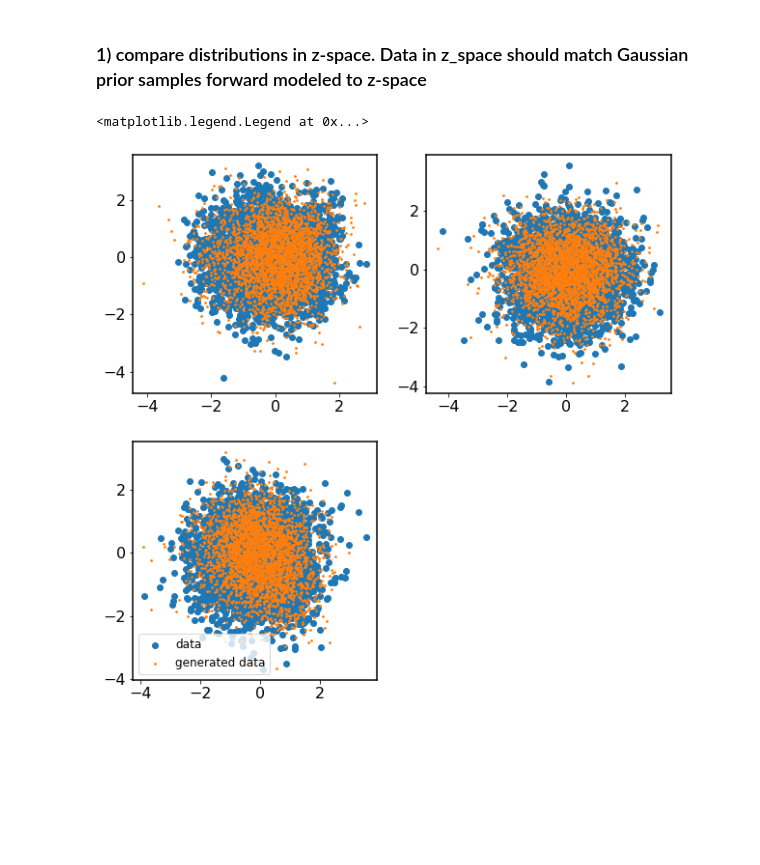
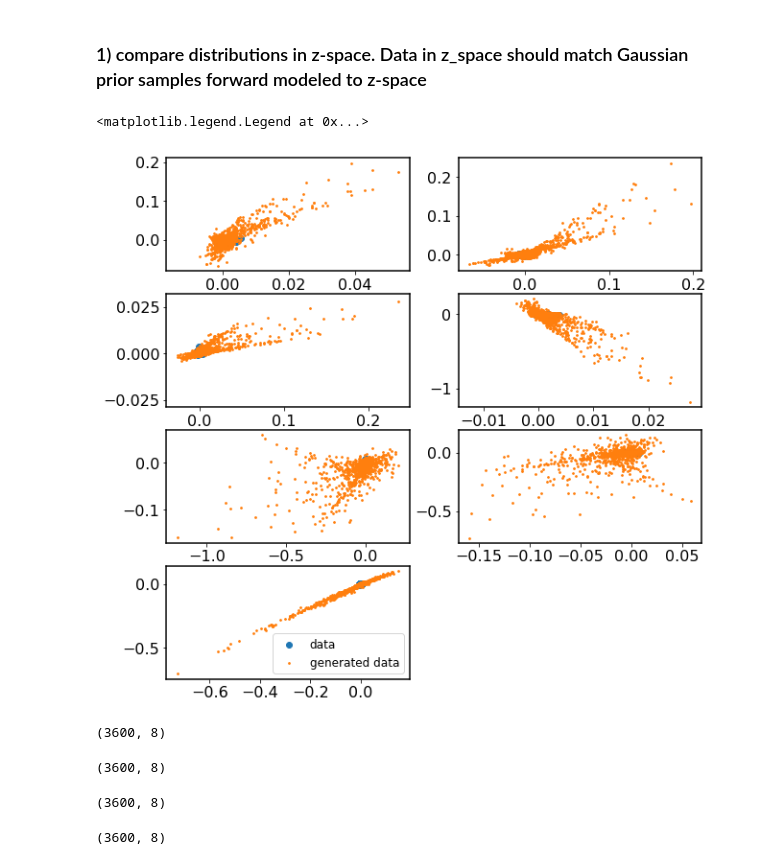
Before and after one commit to shuyuqin/497_MAT_Assignment, a Jupyter notebook: TrainNVP_simplified_and_explained.ipynb, the cells around one changed output. Saved outputs shown, nothing was run; the diff lists cells and outputs as text; code cells hidden in the pictures; blank space fills up the shorter version.

```diff
--- a/TrainNVP_simplified_and_explained.ipynb
+++ b/TrainNVP_simplified_and_explained.ipynb
@@ -108,7 +130,7 @@ params['embedding_size'] = emb.shape[-1]
 where you want the model to be saved:
 # %%
 # path for saving the model
-params['module_dir'] = 'vae_simple_model/'
+params['module_dir'] = 'vae_simple_model_1/'
 # %% [markdown]
 Step 3: design the normalizing flow. Set the number of layers that you want for each type of transformation.
 # %%
@@ -403,3 +429,13 @@ z_sample_train = z_sample[:]
 # %% [output]
 sample size of training sample 3000
 sample size of validation sample 600
+# %%
+# modify to use all the data for training
+
+train_size = int(len(emb))
+print('sample size of training sample', train_size)
+z_sample   = emb
+z_sample_valid = emb
+valid_size = len(z_sample_valid)
+print('sample size of validation sample', valid_size)
+z_sample_train = z_sample[:]
@@ -406,8 +445,8 @@ sample size of validation sample 600
 # %%
 # set initial learning rate, batchsize and number of epochs
-learning_rate = 1e-3
+learning_rate = 8e-5
 batchsize     = 16
-n_epochs      = 20
+n_epochs      = 1500
 
 
 break_count =0
@@ -428,12 +467,12 @@ while ii<n_epochs:
     nvp_vloss.append(lv)
     # reshuffle data before next training epoch
     np.random.shuffle(z_sample)
-    if ii%20==0 and ii>0:
-      # saves the model at regular intervals
-        nvp_path = os.path.join(params['module_dir'],'run1_nepoch%d'%ii)
-        try:
-            nvp_funcs.export(nvp_path,sess)
-        except:
-            pass
+#     if ii%20==0 and ii>0:
+#       # saves the model at regular intervals
+#         nvp_path = os.path.join(params['module_dir'],'run1_nepoch%d'%ii)
+#         try:
+#             nvp_funcs.export(nvp_path,sess)
+#         except:
+#             pass
     ii+=1
 # %% [output]
@@ -482,7 +525,7 @@ Gaussian_sample = sess.run(prior_sample,  feed_dict={bs:len(z_sample)})
 # %%
 plt.figure(figsize=(10,10))
 for nn in range(params['latent_size']-1):
-    plt.subplot(2,2, nn+1)
+    plt.subplot(4,2, nn+1)
     plt.scatter(Gaussian_sample[:,nn],Gaussian_sample[:,nn+1], label='prior')
     plt.scatter(bwd_train[:,nn],bwd_train[:,nn+1],label='encoded train')
     plt.scatter(bwd_valid[:,nn],bwd_valid[:,nn+1], label='encoded valid')
@@ -500,10 +543,26 @@ input_data = sess.run(comp_data,  feed_dict={data:emb})
 # %%
 plt.figure(figsize=(10,10))
 for nn in range(params['latent_size']-1):
-    plt.subplot(2,2, nn+1)
+    plt.subplot(4,2, nn+1)
     plt.scatter(input_data[:,nn],input_data[:,nn+1], label='data')
     plt.scatter(fwd_sample[:,nn],fwd_sample[:,nn+1],s=3, label='generated data')
 plt.legend()
 # %% [output]
 <matplotlib.legend.Legend at 0x...>
-[figure, old version]
+[figure, new version]
+# %%
+Gaussian_sample.shape
+# %% [output]
+(3600, 8)
+# %%
+bwd_train.shape
+# %% [output]
+(3600, 8)
+# %%
+bwd_valid.shape
+# %% [output]
+(3600, 8)
+# %%
+fwd_sample.shape
+# %% [output]
+(3600, 8)
```
Also changed, not shown: parts of 23 cells of this notebook.
